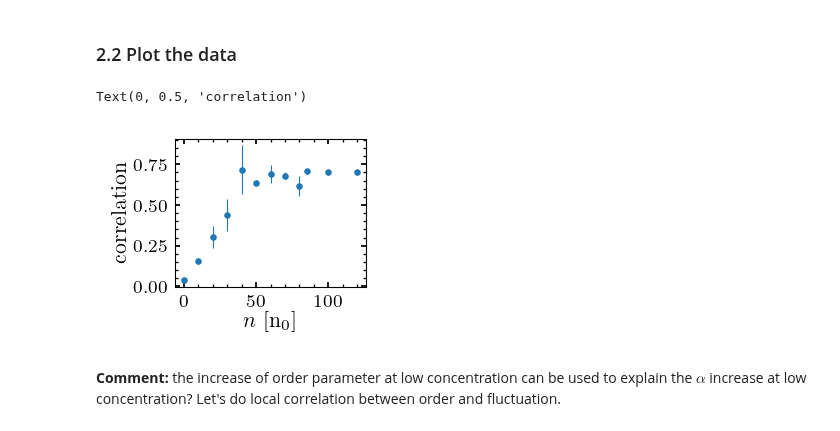
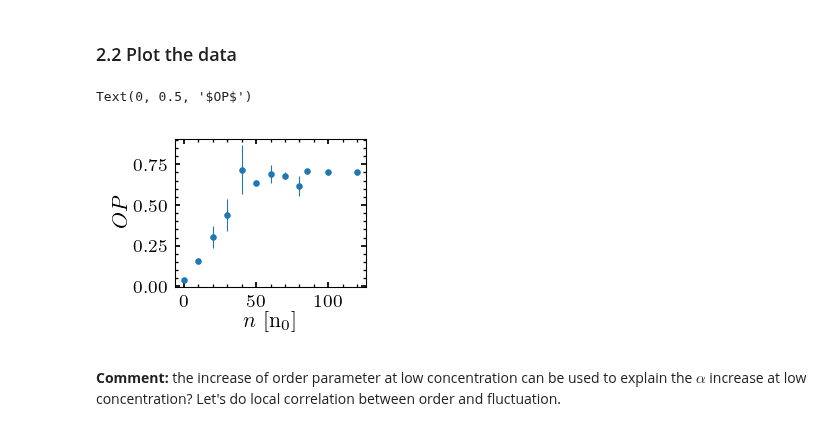
Before and after one commit to ZLoverty/Python, a Jupyter notebook: Correlation/src/Figures-2.ipynb, the cells around one changed output. Cells and saved outputs as stored; diff of their text form; code cells hidden in the pictures.

```diff
--- a/Correlation/src/Figures-2.ipynb
+++ b/Correlation/src/Figures-2.ipynb
@@ -147,11 +147,11 @@ data = pd.read_excel(io=r'I:\Google Drive\Research projects\DF\data\new_data_sum
 # %%
 plt.errorbar(data['conc'], data['order_avg'], yerr=data['order_std'],
                 ls='', marker='o', markersize=2, mew=1, lw=0.5)
 plt.xlabel('$n$ [n$_0$]')
-plt.ylabel('correlation')
+plt.ylabel('$OP$')
 # %% [output]
-Text(0, 0.5, 'correlation')
+Text(0, 0.5, '$OP$')
-[figure, old version]
+[figure, new version]
 # %% [markdown]
 **Comment:** the increase of order parameter at low concentration can be used to explain the $\alpha$ increase at low concentration? Let's do local correlation between order and fluctuation.
 # %% [markdown]
```
Also changed, not shown: parts of 5 cells of this notebook, 3 other files.
